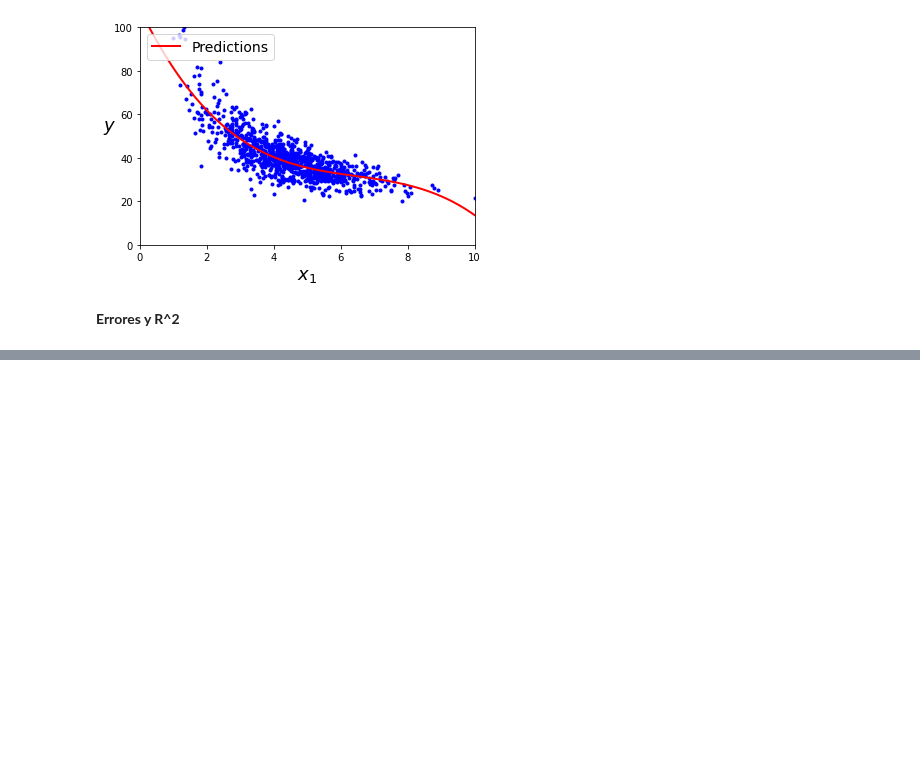
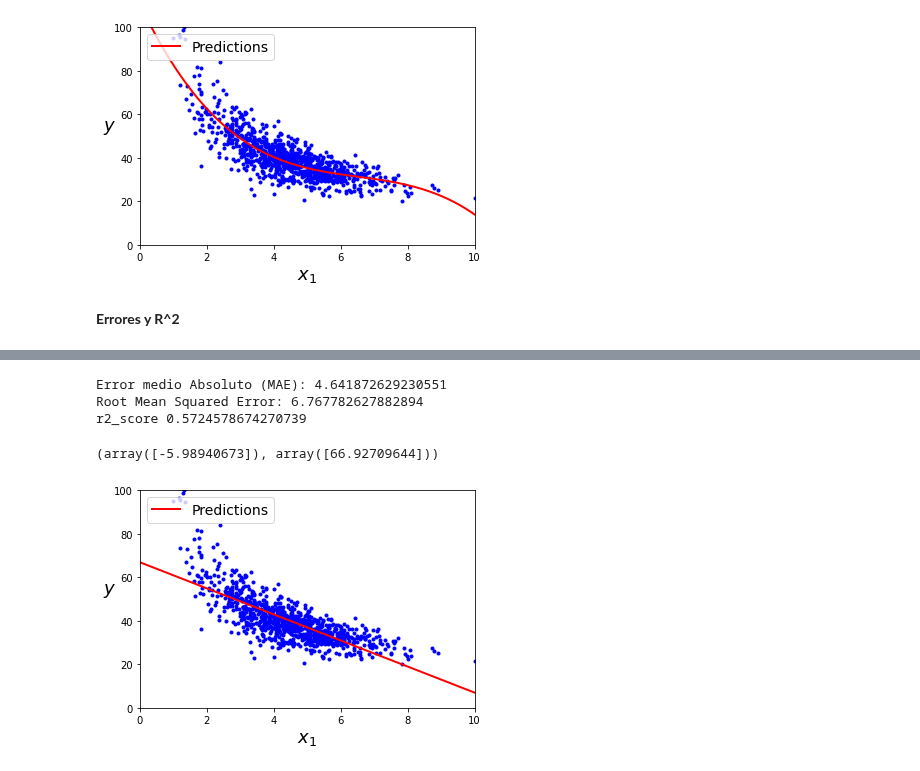
Before and after one commit to PosgradoMNA/actividades-de-aprendizaje-jesusrincon1328, a Jupyter notebook: Semana 7 /Regresión_y_K_means.ipynb, the cells around one changed output, grey strips where cells are left out. Drawn from its saved outputs; the diff is of its cells as text; code cells hidden in the pictures; blank space fills up the shorter version.

```diff
--- a/Semana 7 /Regresión_y_K_means.ipynb
+++ b/Semana 7 /Regresión_y_K_means.ipynb
@@ -192,0 +239,32 @@ plt.axis([0, 10, 0, 100]);
+# %%
+#LASSO
+
+
+modelLasso = Lasso(alpha=0.02)
+modelLasso.fit(X_train, y_train)
+y_predict_lasso = modelLasso.predict(X_test)
+
+print('Error medio Absoluto (MAE):', metrics.mean_absolute_error(y_test,y_predict_lasso))
+print('Root Mean Squared Error:', np.sqrt(metrics.mean_squared_error(y_test, y_predict_lasso)))
+print('r2_score',r2_score(y_test, y_predict_lasso))
+# %% [output]
+Error medio Absoluto (MAE): 4.641872629230551
+Root Mean Squared Error: 6.767782627882894
+r2_score 0.5724578674270739
+# %%
+modelLasso.coef_,modelLasso.intercept_
+# %% [output]
+(array([-5.98940673]), array([66.92709644]))
+# %%
+X_lasso=np.linspace(0, 10, 100).reshape(100, 1)
+y_lasso= RidgeModel.predict(X_lasso)
+
+
+plt.plot(X, y, "b.")
+plt.plot(X_lasso, y_lasso, "r-", linewidth=2, label="Predictions")
+plt.xlabel("$x_1$", fontsize=18)
+plt.ylabel("$y$", rotation=0, fontsize=18)
+plt.legend(loc="upper left", fontsize=14)
+plt.axis([0, 10, 0, 100]);
+# %% [output]
+[figure, added]
```
Also changed, not shown: parts of 30 cells of this notebook.
